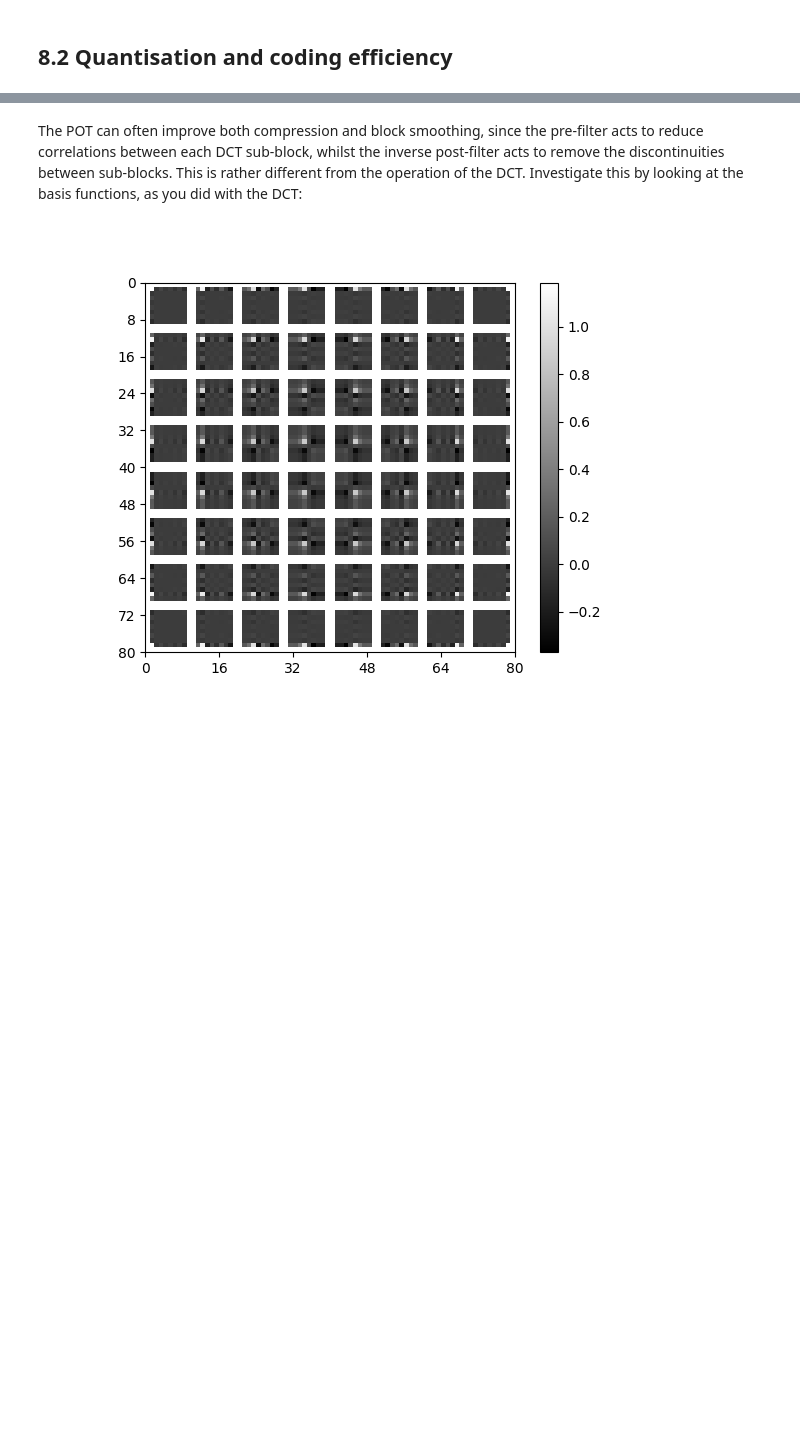
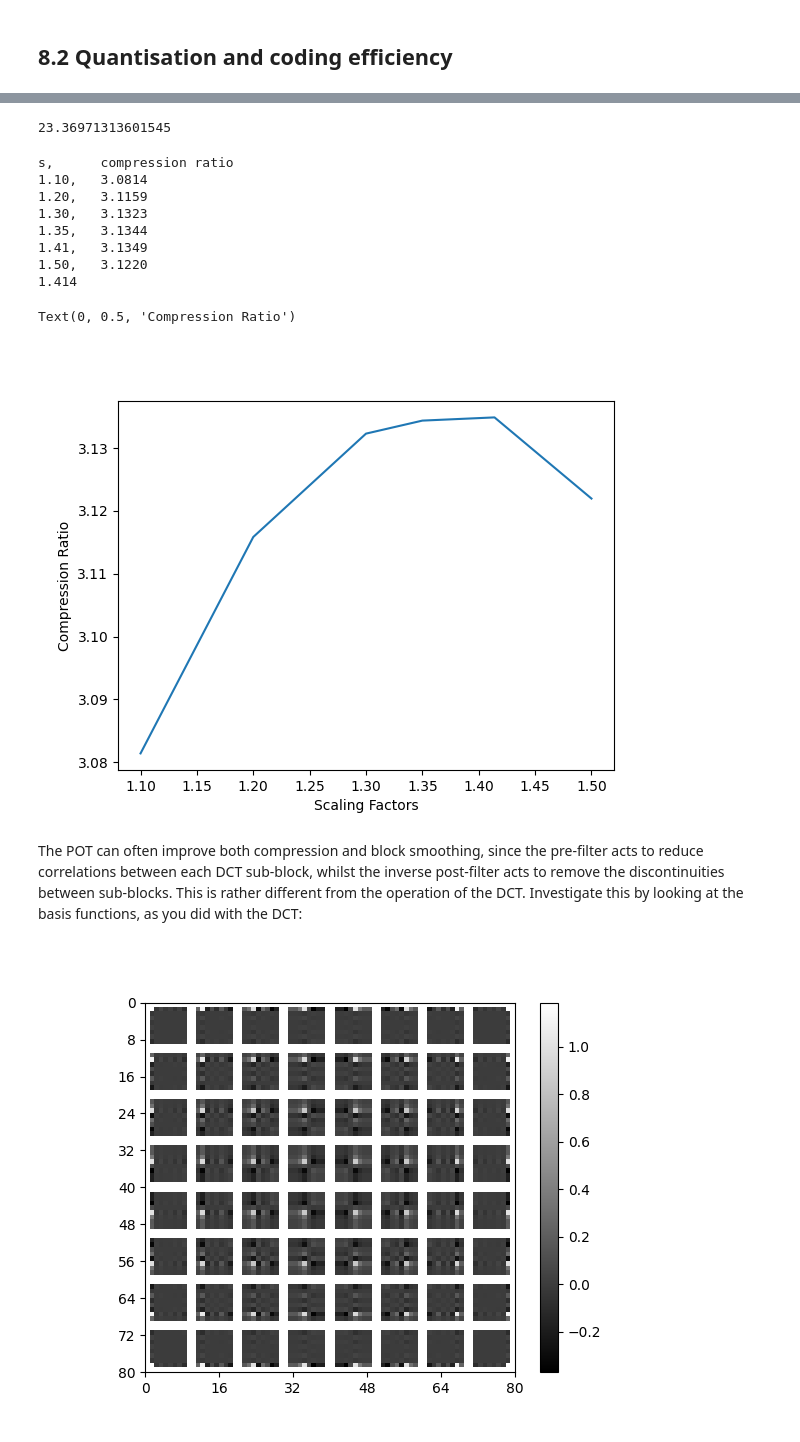
Before and after one commit to Christos-Antonopoulos/cued_sf2_lab, a Jupyter notebook: 8-lbt.ipynb, the cells around one changed output, grey strips where cells are left out. Drawn from its saved outputs; the diff is of its cells as text; code cells hidden in the pictures; blank space fills up the shorter version.

```diff
--- a/8-lbt.ipynb
+++ b/8-lbt.ipynb
@@ -209,3 +167,78 @@ NameError: name 'np' is not defined
+# %%
+from cued_sf2_lab.laplacian_pyramid import quantise, bpp
+ref_step_size = 17
+from scipy import optimize
+
+
+def optimal_step_size(X, N, s):
+    Xq = quantise(X, ref_step_size)
+    directq_error = np.std(X - Xq)
+
+    C = dct_ii(N)
+    Pf, Pr = pot_ii(N, s)
+
+    Xp = pre_filter(X, Pf)
+    Y = colxfm(colxfm(Xp, C).T, C).T
+
+    def error_difference(steps):
+        # Quantise Y
+        Yq = quantise(Y, steps)
+
+        # Decode
+        Zq = colxfm(colxfm(Yq.T, C.T).T, C.T)
+        Zqp = post_filter(Zq, Pr)
+
+        # Return difference in errors
+        zq_error = np.std(X - Zqp)
+        return (directq_error - zq_error) ** 2
+
+    res = optimize.minimize_scalar(error_difference, bounds=(1, 256) )
+    return res.x
+
+optimal_step_size(X, N=8, s=1)
+# %% [output]
+23.36971313601545
+# %%
+ref_size = img_size(quantise(X, 17))
+
+from cued_sf2_lab.dct import regroup
+
+comp_ratios = []
+ss =  [1.1, 1.2, 1.3, 1.35, 1.414, 1.5]
+print("s,\tcompression ratio")
+C = dct_ii(8)
+for s in ss:
+    Pf, Pr = pot_ii(8, s)
+    Xp = pre_filter(X, Pf)
+    Y = colxfm(colxfm(Xp, C).T, C).T
+
+    steps = optimal_step_size(X, 8, s)
+    Yq = quantise(Y, steps)
+    Yqr = regroup(Yq, 8)
+    Zq = colxfm(colxfm(Yq.T, C.T).T, C.T)
+    Zqp = post_filter(Zq, Pr)
+
+    compression_ratio = ref_size / dctbpp(Yqr, 8)
+    comp_ratios.append(compression_ratio)
+    print(f"{s:.2f},\t{compression_ratio:.4f}")
+
+print(ss[np.argmax(comp_ratios)])
+
+fig, ax = plt.subplots()
+ax.plot(ss, comp_ratios)
+ax.set_xlabel('Scaling Factors')
+ax.set_ylabel('Compression Ratio')
+# %% [output]
+s,      compression ratio
+1.10,   3.0814
+1.20,   3.1159
+1.30,   3.1323
+1.35,   3.1344
+1.41,   3.1349
+1.50,   3.1220
+1.414
+Text(0, 0.5, 'Compression Ratio')
+[figure, added]
 # %% [markdown]
 The POT can often improve both compression and block smoothing, since the pre-filter
 acts to reduce correlations between each DCT sub-block, whilst the inverse post-filter
```
Also changed, not shown: parts of 12 cells of this notebook, 8 other files.
